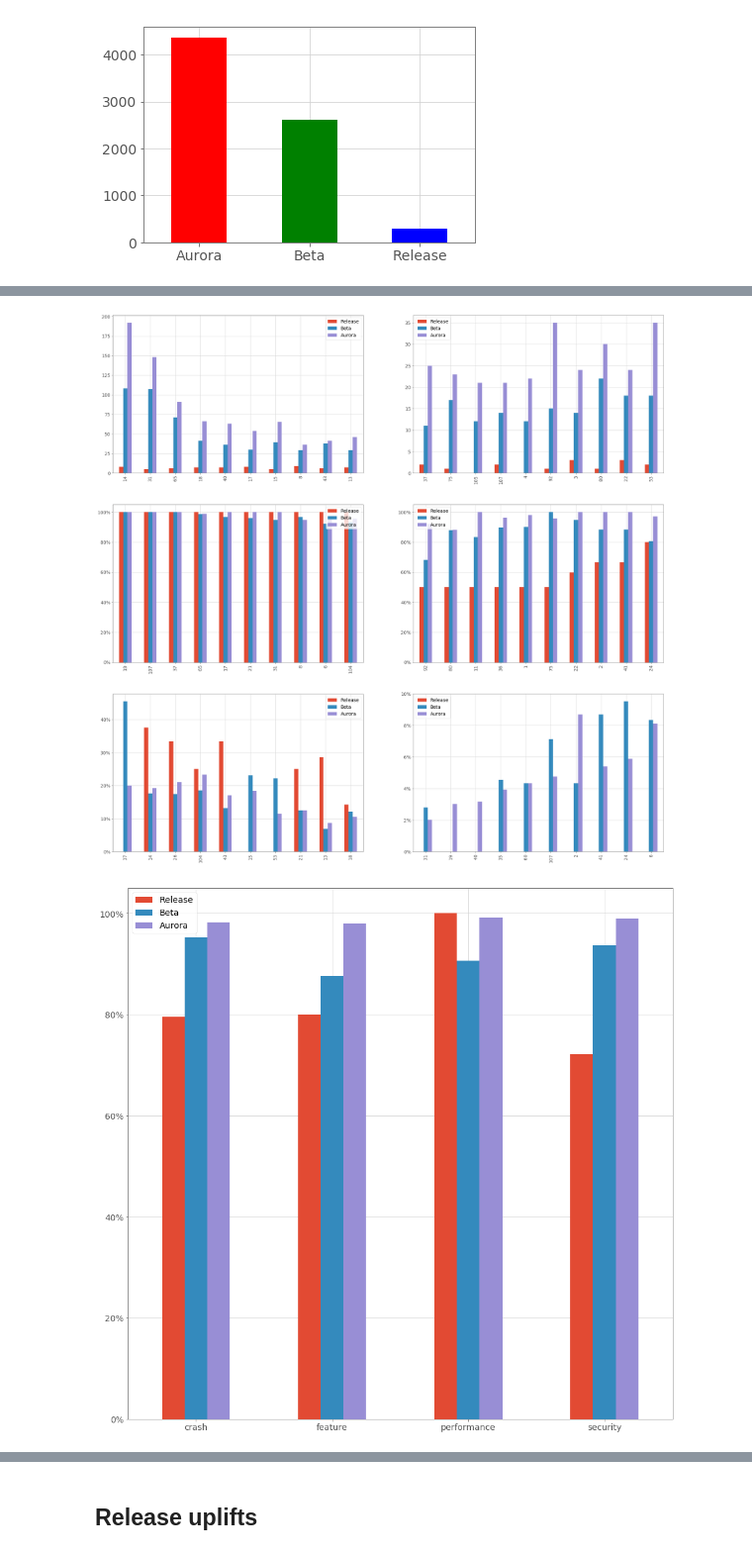
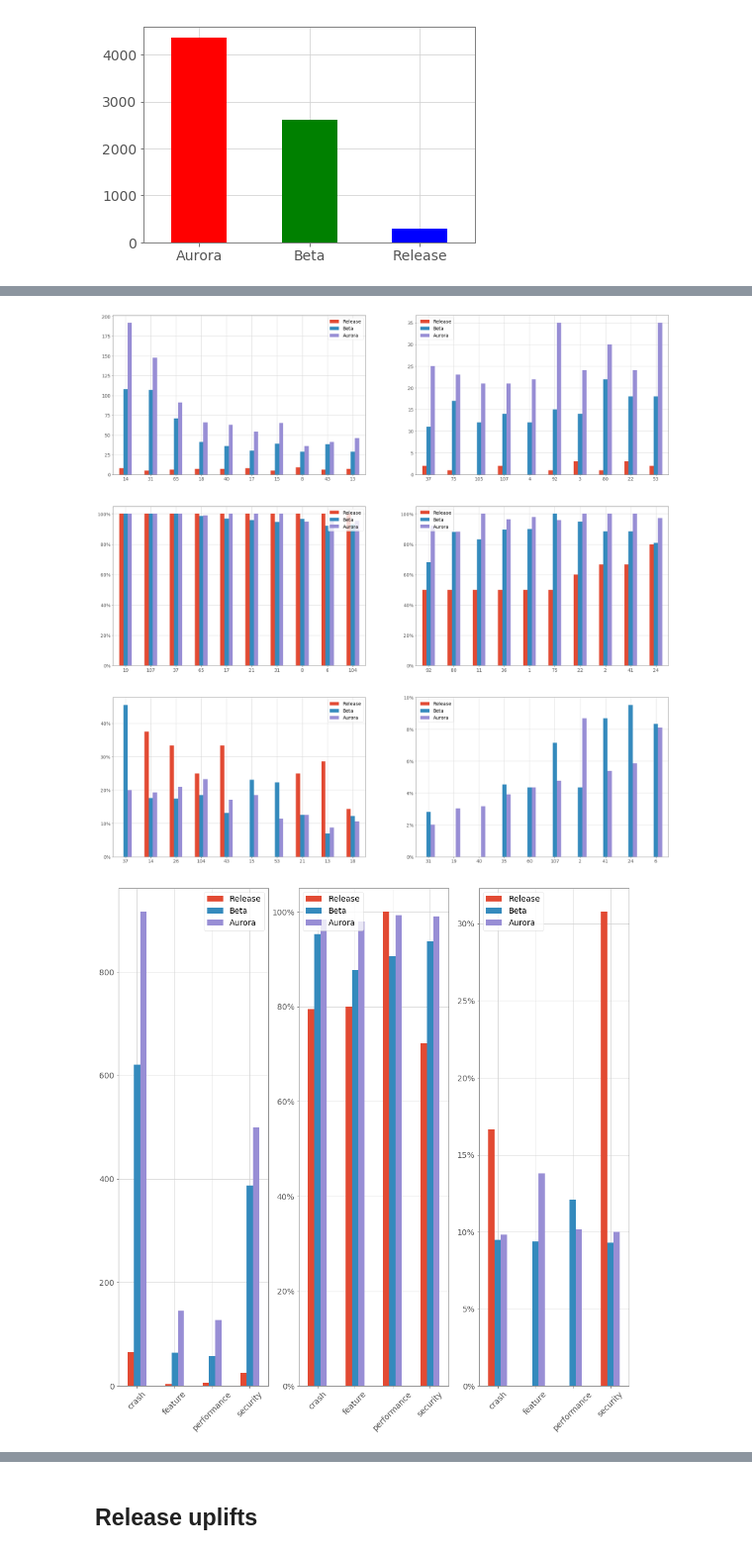
Before and after one commit to marco-c/uplift-analysis, a Jupyter notebook: plots/Plots.ipynb, the cells around one changed output, grey strips where cells are left out. Shown at 99% size. Drawn from its saved outputs; the diff is of its cells as text; code cells hidden in the pictures.

```diff
--- a/plots/Plots.ipynb
+++ b/plots/Plots.ipynb
@@ -278,34 +286,57 @@ res\
 .rename(index=str, columns={'release_rate': 'Release', 'beta_rate': 'Beta', 'aurora_rate': 'Aurora'})\
 .iloc[range(0,10)].plot(kind='bar', ax=ax6)
 
+plt.setp(ax1.xaxis.get_majorticklabels(), rotation=0)
+plt.setp(ax2.xaxis.get_majorticklabels(), rotation=0)
+plt.setp(ax3.xaxis.get_majorticklabels(), rotation=0)
+plt.setp(ax4.xaxis.get_majorticklabels(), rotation=0)
+plt.setp(ax5.xaxis.get_majorticklabels(), rotation=0)
+plt.setp(ax6.xaxis.get_majorticklabels(), rotation=0)
 plt.show()
 fig.savefig('per_assignee.pdf', format='pdf', bbox_inches='tight')
 # %% [output]
-[figure, old version]
+[figure, new version]
 # %%
 types_release = df_release.types.str.split('^').apply(pd.Series, 1).stack()
 types_release.index = types_release.index.droplevel(-1)
 types_approved_release = df_release[df_release['uplift_accepted'] == True].types.str.split('^').apply(pd.Series, 1).stack()
 types_approved_release.index = types_approved_release.index.droplevel(-1)
 types_beta = df_beta.types.str.split('^').apply(pd.Series, 1).stack()
 types_beta.index = types_beta.index.droplevel(-1)
 types_approved_beta = df_beta[df_beta['uplift_accepted'] == True].types.str.split('^').apply(pd.Series, 1).stack()
 types_approved_beta.index = types_approved_beta.index.droplevel(-1)
 types_aurora = df_aurora.types.str.split('^').apply(pd.Series, 1).stack()
 types_aurora.index = types_aurora.index.droplevel(-1)
 types_approved_aurora = df_aurora[df_aurora['uplift_accepted'] == True].types.str.split('^').apply(pd.Series, 1).stack()
 types_approved_aurora.index = types_approved_aurora.index.droplevel(-1)
+types_error_inducing_release = df_release_accepted[df_release_accepted['error_inducing'] == True].types.str.split('^').apply(pd.Series, 1).stack()
+types_error_inducing_release.index = types_error_inducing_release.index.droplevel(-1)
+types_error_inducing_beta = df_beta_accepted[df_beta_accepted['error_inducing'] == True].types.str.split('^').apply(pd.Series, 1).stack()
+types_error_inducing_beta.index = types_error_inducing_beta.index.droplevel(-1)
+types_error_inducing_aurora = df_aurora_accepted[df_aurora_accepted['error_inducing'] == True].types.str.split('^').apply(pd.Series, 1).stack()
+types_error_inducing_aurora.index = types_error_inducing_aurora.index.droplevel(-1)
 
 fig = plt.figure(figsize=(16,16))
-ax = fig.add_subplot(111)
-ax.yaxis.set_major_formatter(mtick.FuncFormatter(lambda y, _: '{:.0%}'.format(y)))
+ax1 = fig.add_subplot(131)
+ax2 = fig.add_subplot(132)
+plt.xticks(rotation=45)
+ax2.yaxis.set_major_formatter(mtick.FuncFormatter(lambda y, _: '{:.0%}'.format(y)))
+ax3 = fig.add_subplot(133)
+plt.xticks(rotation=45)
+ax3.yaxis.set_major_formatter(mtick.FuncFormatter(lambda y, _: '{:.0%}'.format(y)))
+pd.concat([(types_approved_release.value_counts()).rename('Release'), (types_approved_beta.value_counts()).rename('Beta'), (types_approved_aurora.value_counts()).rename('Aurora')], axis=1)\
+.plot(kind='bar', ax=ax1)
 pd.concat([(types_approved_release.value_counts() / types_release.value_counts()).rename('Release'), (types_approved_beta.value_counts() / types_beta.value_counts()).rename('Beta'), (types_approved_aurora.value_counts() / types_aurora.value_counts()).rename('Aurora')], axis=1)\
-.plot(kind='bar', ax=ax)
-plt.xticks(rotation=0)
+.plot(kind='bar', ax=ax2)
+pd.concat([(types_error_inducing_release.value_counts() / types_approved_release.value_counts()).rename('Release'), (types_error_inducing_beta.value_counts() / types_approved_beta.value_counts()).rename('Beta'), (types_error_inducing_aurora.value_counts() / types_approved_aurora.value_counts()).rename('Aurora')], axis=1)\
+.plot(kind='bar', ax=ax3)
+plt.setp(ax1.xaxis.get_majorticklabels(), rotation=45)
+plt.setp(ax2.xaxis.get_majorticklabels(), rotation=45)
+plt.setp(ax3.xaxis.get_majorticklabels(), rotation=45)
 plt.show()
-fig.savefig('accepted_uplifts_per_type_and_channel.pdf', format='pdf')
+fig.savefig('uplifts_per_type_and_channel.pdf', format='pdf')
 # %% [output]
-[figure, old version]
+[figure, new version]
 # %%
 types_release_approved = df_release_accepted.types.str.split('^').apply(pd.Series, 1).stack()
 types_release_approved.index = types_release_approved.index.droplevel(-1)
```
Also changed, not shown: parts of 3 cells of this notebook.
